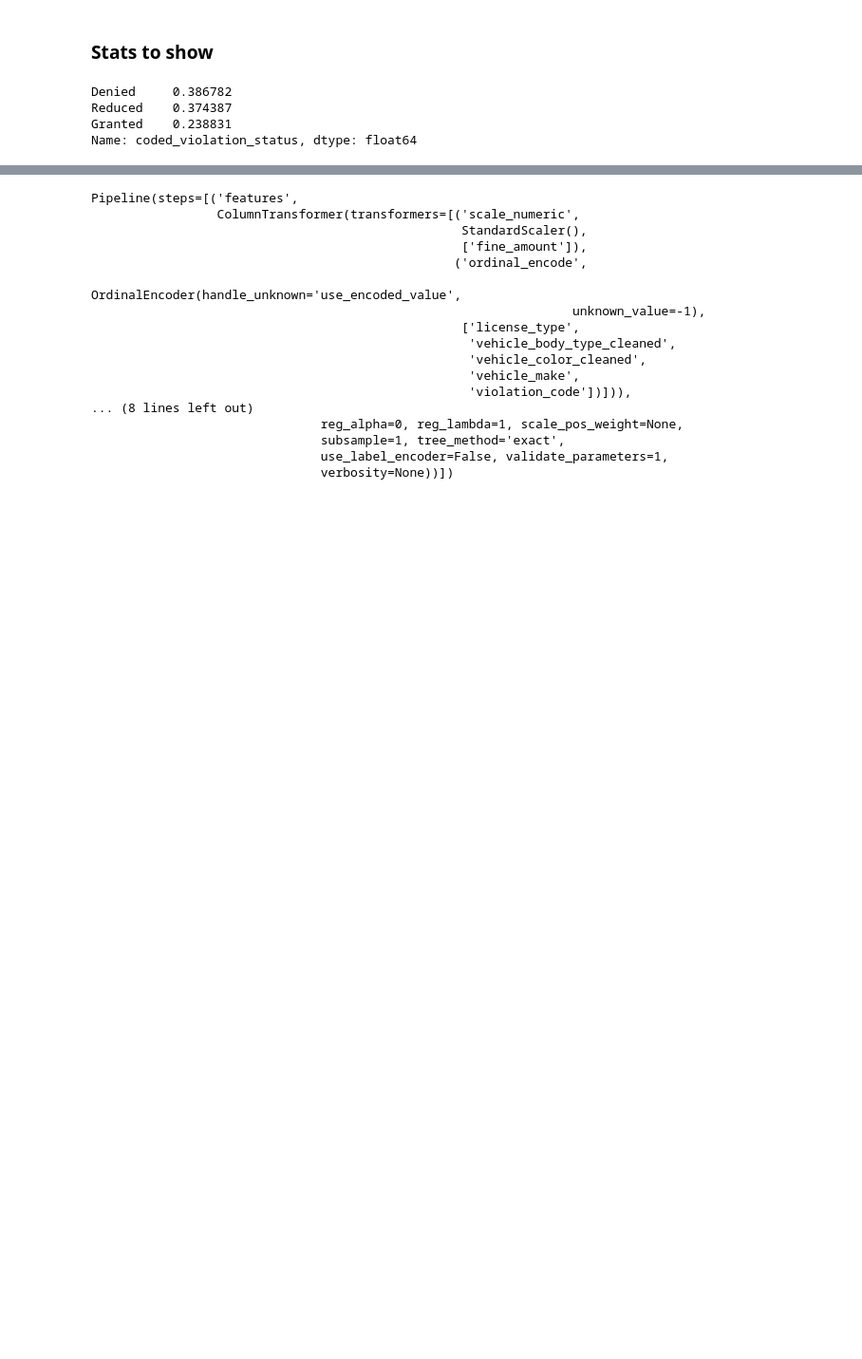
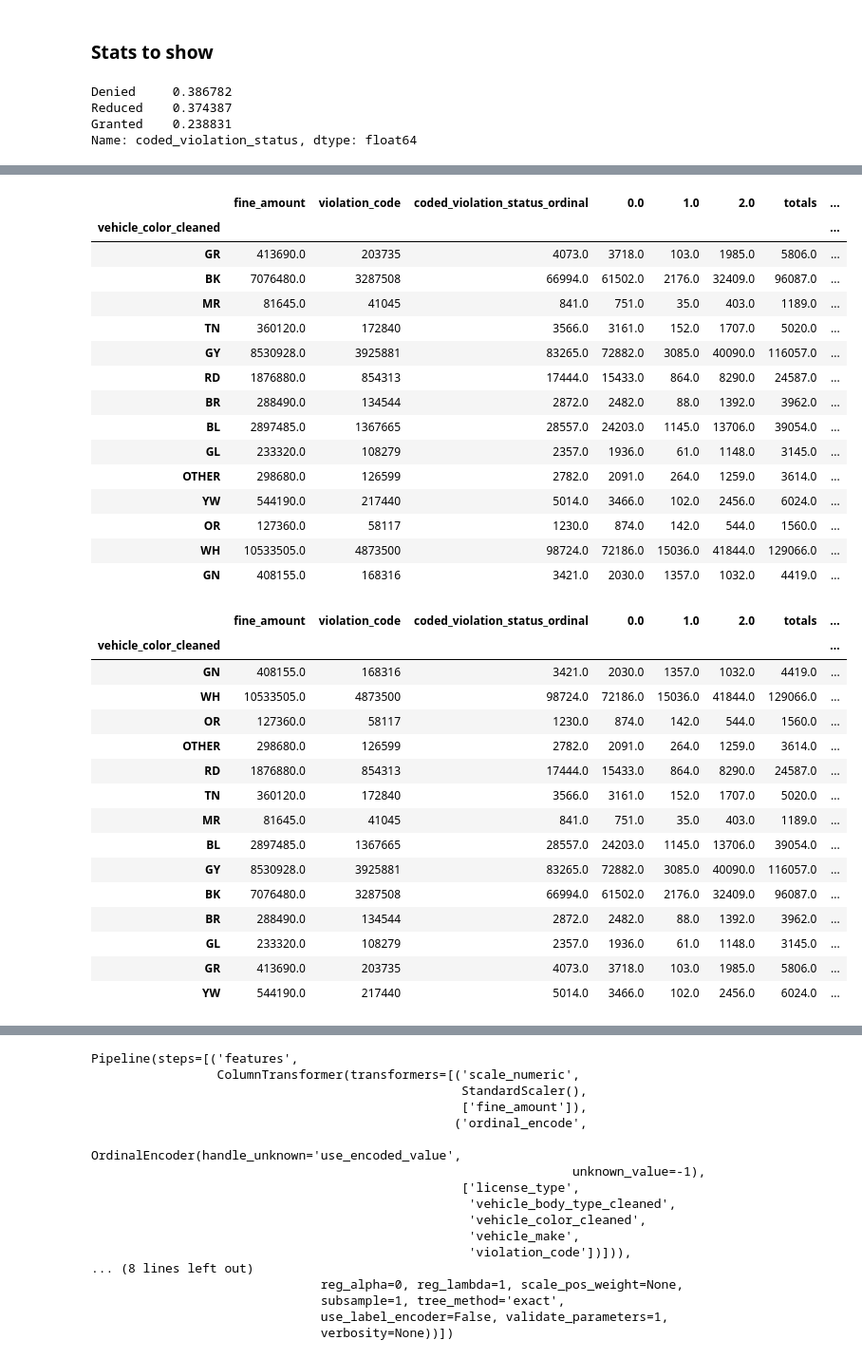
Before and after one commit to bsha6/parking_violations, a Jupyter notebook: project.ipynb, the cells around one changed output, grey strips where cells are left out. Shown at 95% size. Saved outputs shown, nothing was run; the diff lists cells and outputs as text; code cells hidden in the pictures; blank space fills up the shorter version.

Commit message:
Added more to stats to show

```diff
--- a/project.ipynb
+++ b/project.ipynb
@@ -990,7 +992,7 @@ Name: coded_violation_status, dtype: float64
 cols = ['fine_amount', 'license_type', 'vehicle_body_type_cleaned', 'vehicle_color_cleaned',
         'vehicle_make', 'violation_code']
 
-def analyze_by_col(col):
+def analyze_by_col(df, col):
     analyze_col = df[cols + ["coded_violation_status_ordinal"]].merge(pd.get_dummies(df['coded_violation_status_ordinal']), left_index=True, right_index=True)
     df_analyze_col_g = pd.DataFrame(analyze_col.groupby(col).sum().sort_values(by='fine_amount', ascending=False))
     df_analyze_col_g['totals'] = df_analyze_col_g[0.0] + df_analyze_col_g[1.0] + df_analyze_col_g[2.0]
@@ -1004,4 +1006,5 @@ def show_statuses(df_g, cutoff=1000):
     display(df_g.loc[df_g['totals'] >= cutoff].sort_values(by='reduced_pct', ascending=False))
     display(df_g.loc[df_g['totals'] >= cutoff].sort_values(by='granted_pct', ascending=False))
 
-show_statuses(analyze_by_col('vehicle_color_cleaned'))
+show_statuses(analyze_by_col(df.loc[((df['license_type'] == 'PAS') | (df['license_type'] == 'SRF')) &
+                                   (df['vehicle_make'] == 'VOLKS')], 'vehicle_color'))
@@ -1056,0 +1011,35 @@ show_statuses(analyze_by_col('vehicle_color_cleaned'))
+# %%
+show_statuses(analyze_by_col(df.loc[(df['license_type'] == 'PAS') | (df['license_type'] == 'SRF')], 'vehicle_color_cleaned'))
+# %% [output]
+|  | fine_amount | violation_code | coded_violation_status_ordinal | 0.0 | 1.0 | 2.0 | totals | ... |
+| vehicle_color_cleaned |  |  |  |  |  |  |  | ... |
+| GR | 413690.0 | 203735 | 4073.0 | 3718.0 | 103.0 | 1985.0 | 5806.0 | ... |
+| BK | 7076480.0 | 3287508 | 66994.0 | 61502.0 | 2176.0 | 32409.0 | 96087.0 | ... |
+| MR | 81645.0 | 41045 | 841.0 | 751.0 | 35.0 | 403.0 | 1189.0 | ... |
+| TN | 360120.0 | 172840 | 3566.0 | 3161.0 | 152.0 | 1707.0 | 5020.0 | ... |
+| GY | 8530928.0 | 3925881 | 83265.0 | 72882.0 | 3085.0 | 40090.0 | 116057.0 | ... |
+| RD | 1876880.0 | 854313 | 17444.0 | 15433.0 | 864.0 | 8290.0 | 24587.0 | ... |
+| BR | 288490.0 | 134544 | 2872.0 | 2482.0 | 88.0 | 1392.0 | 3962.0 | ... |
+| BL | 2897485.0 | 1367665 | 28557.0 | 24203.0 | 1145.0 | 13706.0 | 39054.0 | ... |
+| GL | 233320.0 | 108279 | 2357.0 | 1936.0 | 61.0 | 1148.0 | 3145.0 | ... |
+| OTHER | 298680.0 | 126599 | 2782.0 | 2091.0 | 264.0 | 1259.0 | 3614.0 | ... |
+| YW | 544190.0 | 217440 | 5014.0 | 3466.0 | 102.0 | 2456.0 | 6024.0 | ... |
+| OR | 127360.0 | 58117 | 1230.0 | 874.0 | 142.0 | 544.0 | 1560.0 | ... |
+| WH | 10533505.0 | 4873500 | 98724.0 | 72186.0 | 15036.0 | 41844.0 | 129066.0 | ... |
+| GN | 408155.0 | 168316 | 3421.0 | 2030.0 | 1357.0 | 1032.0 | 4419.0 | ... |
+|  | fine_amount | violation_code | coded_violation_status_ordinal | 0.0 | 1.0 | 2.0 | totals | ... |
+| vehicle_color_cleaned |  |  |  |  |  |  |  | ... |
+| GN | 408155.0 | 168316 | 3421.0 | 2030.0 | 1357.0 | 1032.0 | 4419.0 | ... |
+| WH | 10533505.0 | 4873500 | 98724.0 | 72186.0 | 15036.0 | 41844.0 | 129066.0 | ... |
+| OR | 127360.0 | 58117 | 1230.0 | 874.0 | 142.0 | 544.0 | 1560.0 | ... |
+| OTHER | 298680.0 | 126599 | 2782.0 | 2091.0 | 264.0 | 1259.0 | 3614.0 | ... |
+| RD | 1876880.0 | 854313 | 17444.0 | 15433.0 | 864.0 | 8290.0 | 24587.0 | ... |
+| TN | 360120.0 | 172840 | 3566.0 | 3161.0 | 152.0 | 1707.0 | 5020.0 | ... |
+| MR | 81645.0 | 41045 | 841.0 | 751.0 | 35.0 | 403.0 | 1189.0 | ... |
+| BL | 2897485.0 | 1367665 | 28557.0 | 24203.0 | 1145.0 | 13706.0 | 39054.0 | ... |
+| GY | 8530928.0 | 3925881 | 83265.0 | 72882.0 | 3085.0 | 40090.0 | 116057.0 | ... |
+| BK | 7076480.0 | 3287508 | 66994.0 | 61502.0 | 2176.0 | 32409.0 | 96087.0 | ... |
+| BR | 288490.0 | 134544 | 2872.0 | 2482.0 | 88.0 | 1392.0 | 3962.0 | ... |
+| GL | 233320.0 | 108279 | 2357.0 | 1936.0 | 61.0 | 1148.0 | 3145.0 | ... |
+| GR | 413690.0 | 203735 | 4073.0 | 3718.0 | 103.0 | 1985.0 | 5806.0 | ... |
+| YW | 544190.0 | 217440 | 5014.0 | 3466.0 | 102.0 | 2456.0 | 6024.0 | ... |
```
Also changed, not shown: parts of 3 cells of this notebook.
